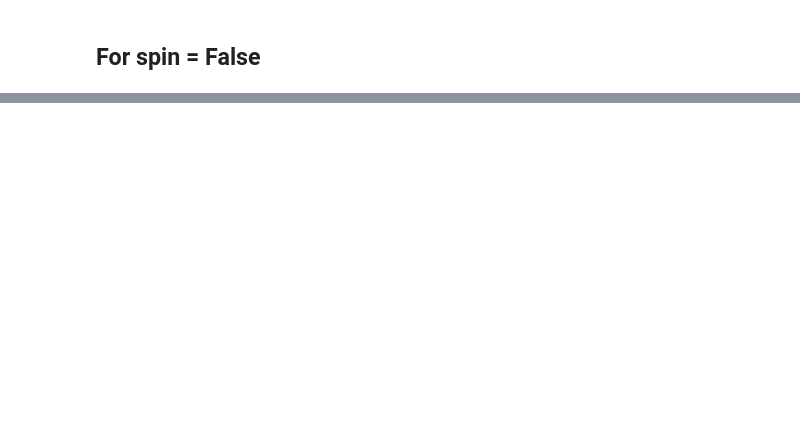
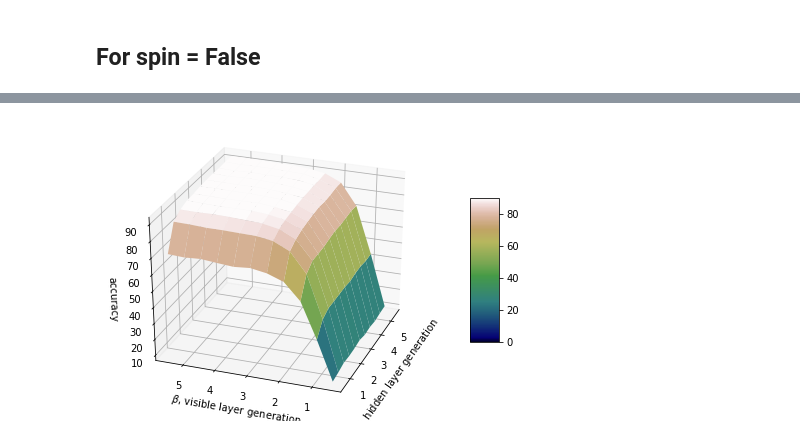
Before and after one commit to giuliacampesan/UniversityAssignments, a Jupyter notebook: 05_week/LoCPdown_week05.ipynb, the cells around one changed output, grey strips where cells are left out. Saved outputs shown, nothing was run; the diff lists cells and outputs as text; code cells hidden in the pictures; blank space fills up the shorter version.

```diff
--- a/05_week/LoCPdown_week05.ipynb
+++ b/05_week/LoCPdown_week05.ipynb
@@ -316,0 +442,4 @@ plt.show()
+# %%
+mountain_plot(betas, perc)
+# %% [output]
+[figure, added]
```
Also changed, not shown: parts of 34 cells of this notebook.
